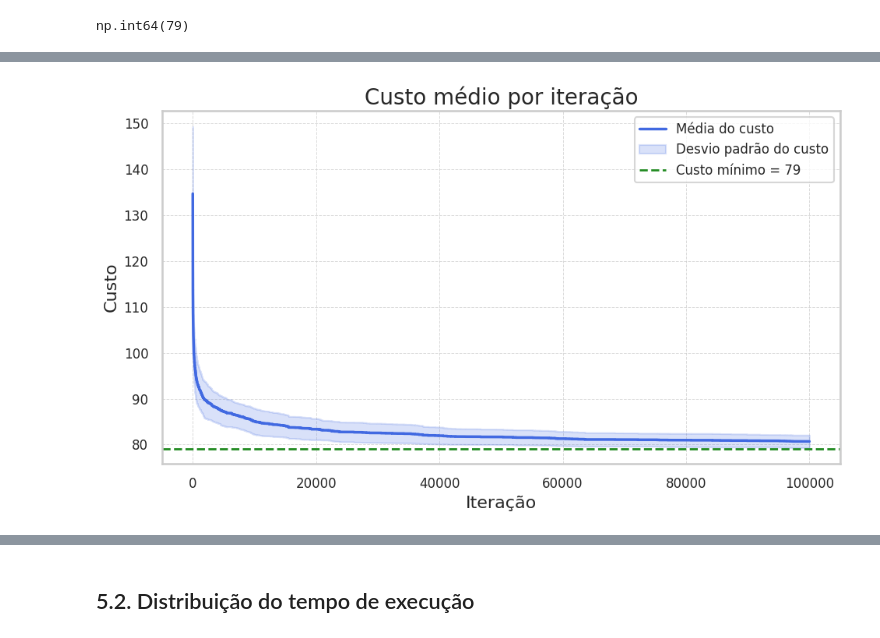
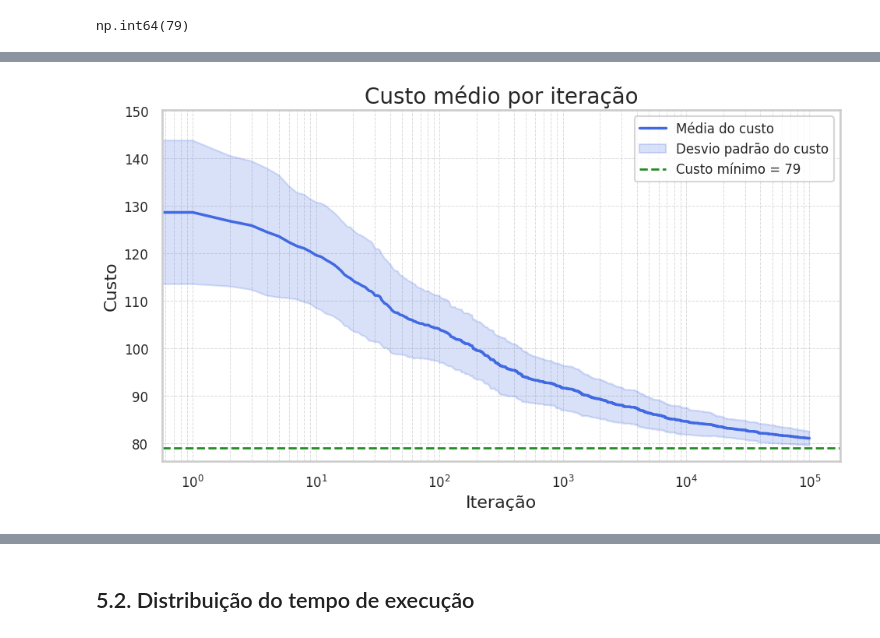
Before and after one commit to hellsdeur/moc-ppgcc-2025, a Jupyter notebook: atividade02/main.ipynb, the cells around one changed output, grey strips where cells are left out. Saved outputs shown, nothing was run; the diff lists cells and outputs as text; code cells hidden in the pictures.

```diff
--- a/atividade02/main.ipynb
+++ b/atividade02/main.ipynb
@@ -81,0 +125,9 @@ A execução a seguir demonstra o uso da função objetivo, calculando o custo p
+# %%
+class ObjectiveFunction:
+    def __init__(self, cost_matrix: np.ndarray):
+        self.cost_matrix = cost_matrix
+
+    def __call__(self, solution: Solution) -> float:
+        sparse_solution = solution.sparse()
+        solution_matrix = sparse_solution * self.cost_matrix
+        return solution_matrix.sum()
@@ -103,0 +156,14 @@ A execução a seguir demonstra o uso da classe para um problema de minimizaçã
+# %%
+class Problem(Protocol):
+    def __call__(self, new_cost: float, best_cost: float) -> bool:
+        pass
+
+
+class Minimize(Problem):
+    def __call__(self, new_cost: float, best_cost: float) -> bool:
+        return new_cost < best_cost
+
+
+class Maximize(Problem):
+    def __call__(self, new_cost: float, best_cost: float) -> bool:
+        return new_cost > best_cost
@@ -179,8 +307,7 @@ for i in tqdm(range(n_runs), desc="Running Hill Climbing"):
         problem=Minimize(),
         objective_function=objective_function,
         cost_matrix=cost_matrix,
-        max_iterations=100_000,
-        patience=100
+        max_iterations=100_000
     )
 
     start_time = time()
@@ -254,5 +391,5 @@ array([14.61950752, 13.32319781, 12.46635472, ...,  1.37153199,
 # %%
-min_cost = costs_by_iteration.min()
+min_cost = np.nanmin(costs_by_iteration)
 min_cost
 # %% [output]
 np.int64(79)
@@ -268,31 +412,32 @@ sns.lineplot(
     linewidth=2.5
 )
 
 ax_costs.fill_between(
     np.arange(len(means_by_iteration)),
     means_by_iteration - std_by_iteration,
     means_by_iteration + std_by_iteration,
     color="royalblue",
     alpha=0.2,
     label="Desvio padrão do custo"
 )
 
 ax_costs.axhline(
     y=min_cost,
     linestyle="--",
     color="forestgreen",
     linewidth=2,
     label=f"Custo mínimo = {min_cost}"
 )
 
+ax_costs.set_xscale("log")
 ax_costs.set_title("Custo médio por iteração", fontsize=20)
 ax_costs.set_xlabel("Iteração", fontsize=16)
 ax_costs.set_ylabel("Custo", fontsize=16)
 ax_costs.tick_params(axis='both', which='major', labelsize=12)
 ax_costs.grid(True, which='both', linestyle='--', linewidth=0.7, alpha=0.7)
 ax_costs.legend(fontsize=12, frameon=True)
 plt.tight_layout()
 plt.savefig("images/mean_cost_per_iteration.svg", dpi=300)
 plt.show()
 # %% [output]
-[figure, old version]
+[figure, new version]
```
Also changed, not shown: parts of 41 cells of this notebook, 8 other files.
